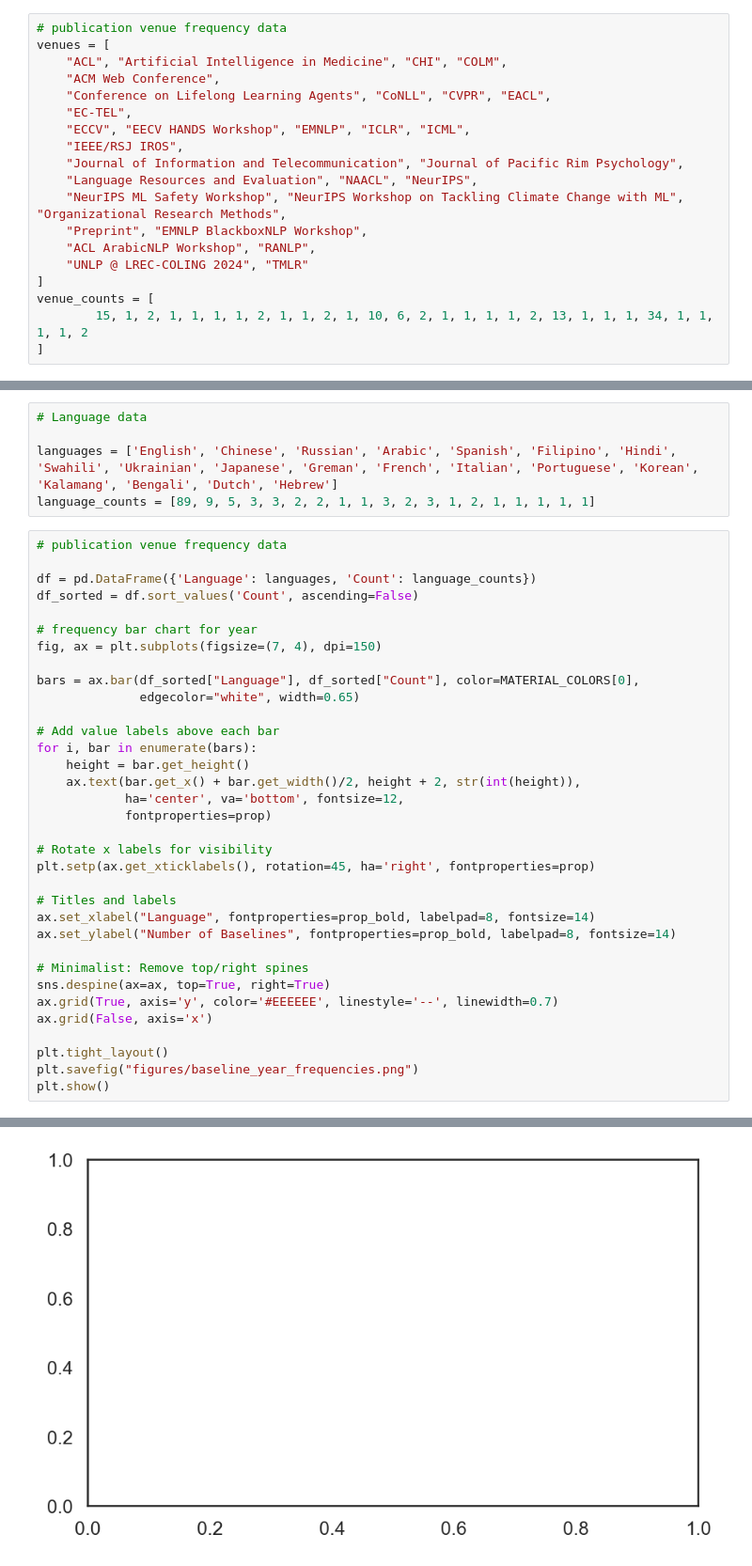
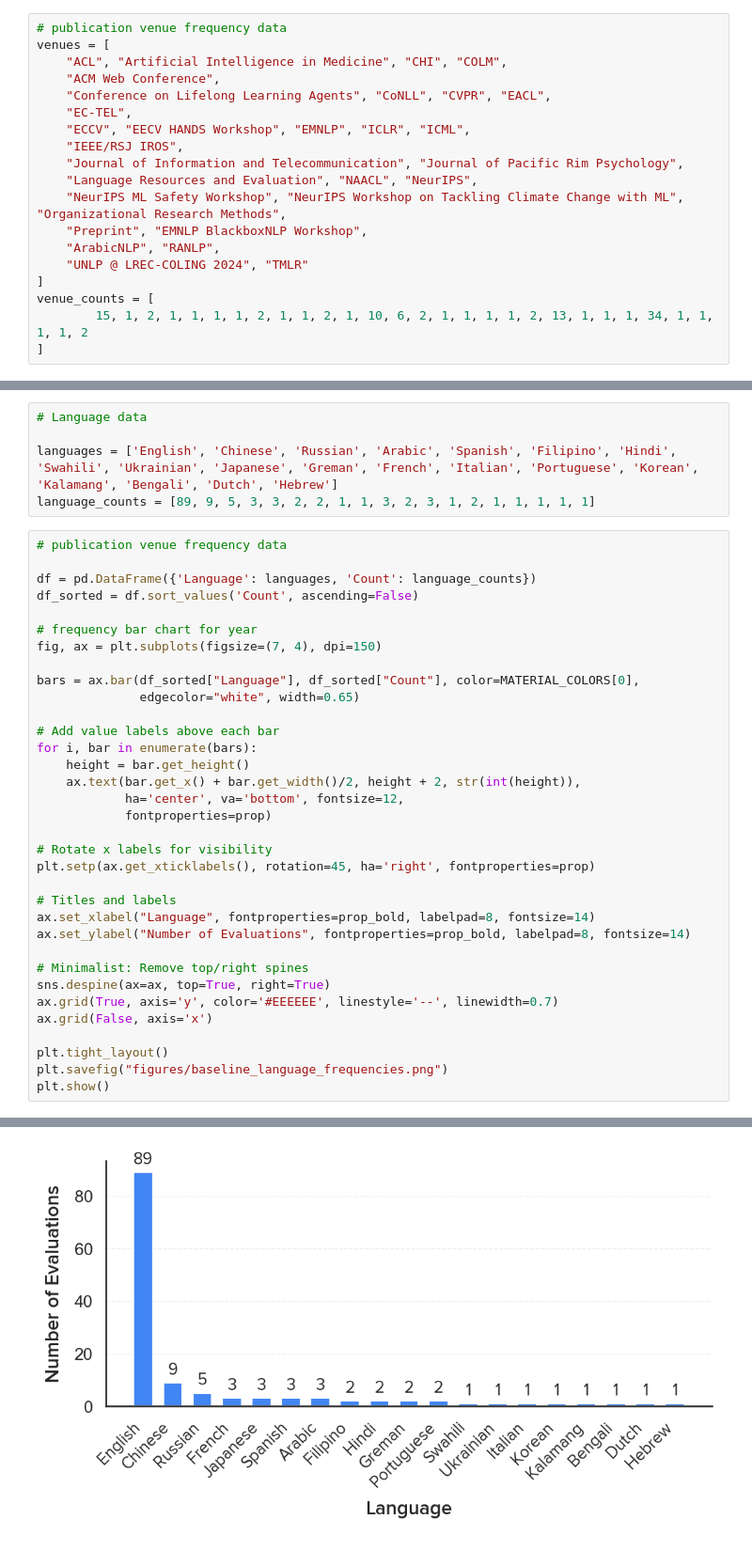
Before and after one commit to kevinlwei/human-baselines, a Jupyter notebook: figures.ipynb, the cells around one changed output, grey strips where cells are left out. Shown at 94% size. Drawn from its saved outputs; the diff is of its cells as text.

```diff
--- a/figures.ipynb
+++ b/figures.ipynb
@@ -94,7 +89,7 @@ venues = [
     "Language Resources and Evaluation", "NAACL", "NeurIPS",
     "NeurIPS ML Safety Workshop", "NeurIPS Workshop on Tackling Climate Change with ML", "Organizational Research Methods",
     "Preprint", "EMNLP BlackboxNLP Workshop",
-    "ACL ArabicNLP Workshop", "RANLP",
+    "ArabicNLP", "RANLP",
     "UNLP @ LREC-COLING 2024", "TMLR"
 ]
 venue_counts = [
@@ -194,7 +189,7 @@ plt.setp(ax.get_xticklabels(), rotation=45, ha='right', fontproperties=prop)
 
 # Titles and labels
 ax.set_xlabel("Language", fontproperties=prop_bold, labelpad=8, fontsize=14)
-ax.set_ylabel("Number of Baselines", fontproperties=prop_bold, labelpad=8, fontsize=14)
+ax.set_ylabel("Number of Evaluations", fontproperties=prop_bold, labelpad=8, fontsize=14)
 
 # Minimalist: Remove top/right spines
 sns.despine(ax=ax, top=True, right=True)
@@ -202,6 +197,6 @@ ax.grid(True, axis='y', color='#EEEEEE', linestyle='--', linewidth=0.7)
 ax.grid(False, axis='x')
 
 plt.tight_layout()
-plt.savefig("figures/baseline_year_frequencies.png")
+plt.savefig("figures/baseline_language_frequencies.png")
 plt.show()
 # %% [output]
@@ -209 +203 @@ KeyError: 'Language'
-[figure, old version]
+[figure, new version]
```
Also changed, not shown: parts of 5 cells of this notebook, 1 other file.
